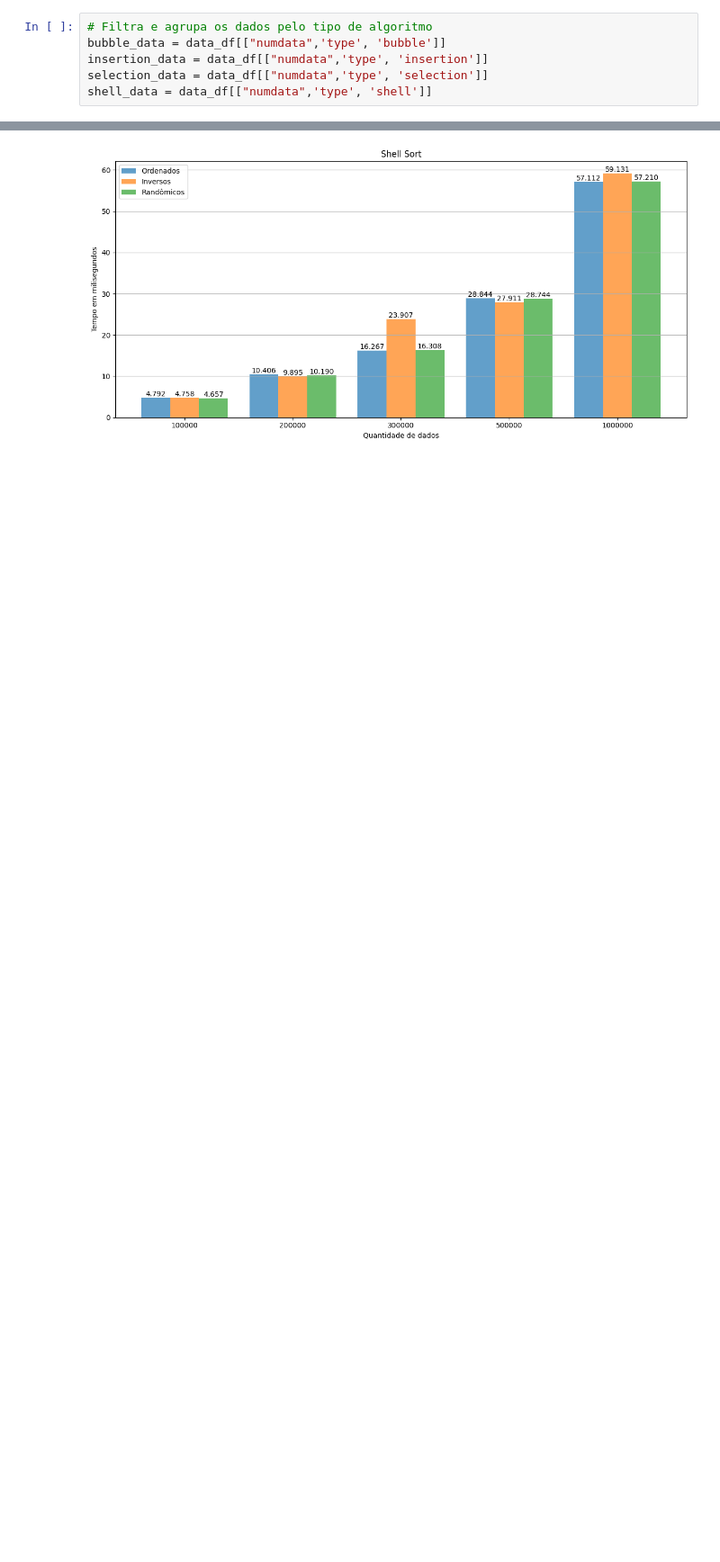
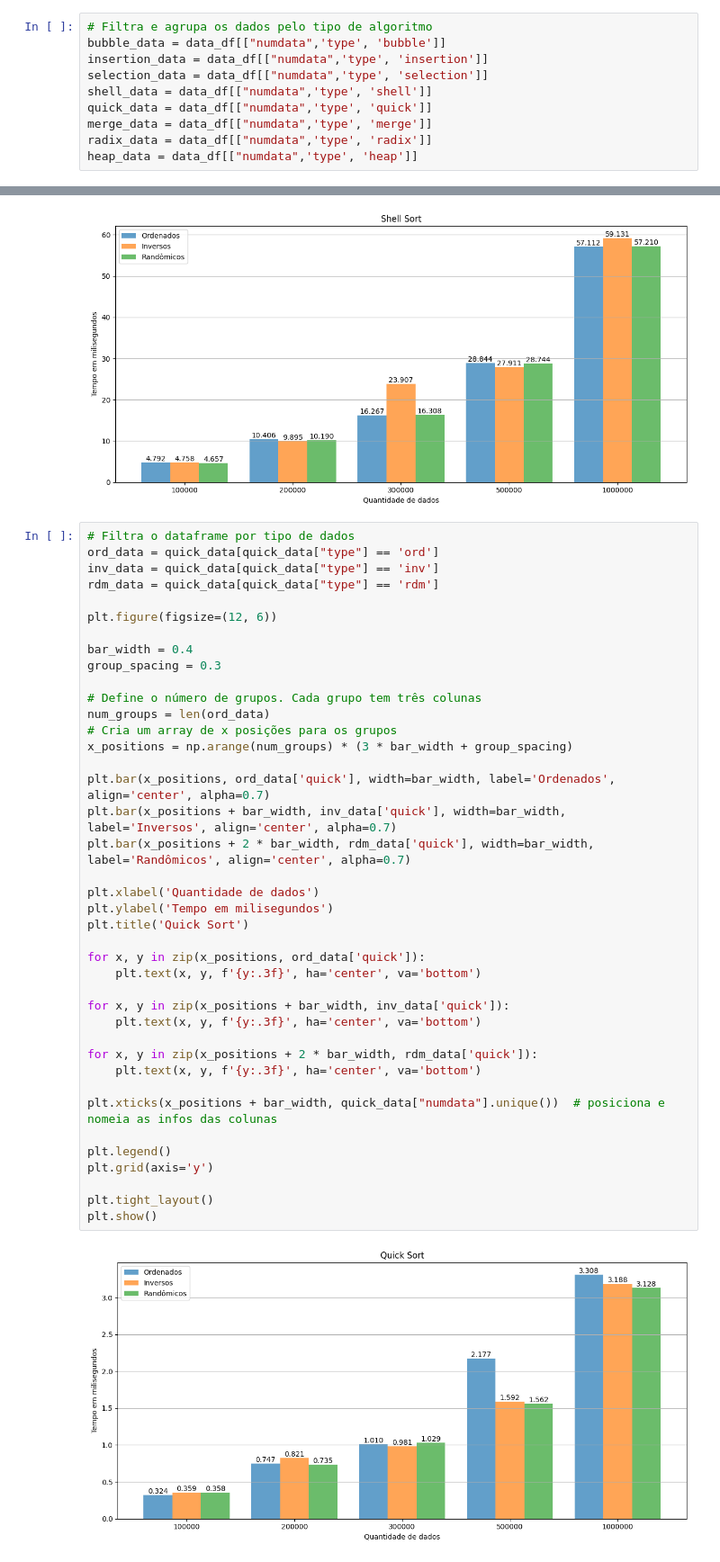
Before and after one commit to Buligon/algoritmos_de_ordenacao, a Jupyter notebook: sorting.ipynb, the cells around one changed output, grey strips where cells are left out. Shown at 90% size. Saved outputs shown, nothing was run; the diff lists cells and outputs as text; blank space fills up the shorter version.

```diff
--- a/sorting.ipynb
+++ b/sorting.ipynb
@@ -53,6 +53,10 @@ bubble_data = data_df[["numdata",'type', 'bubble']]
 insertion_data = data_df[["numdata",'type', 'insertion']]
 selection_data = data_df[["numdata",'type', 'selection']]
 shell_data = data_df[["numdata",'type', 'shell']]
+quick_data = data_df[["numdata",'type', 'quick']]
+merge_data = data_df[["numdata",'type', 'merge']]
+radix_data = data_df[["numdata",'type', 'radix']]
+heap_data = data_df[["numdata",'type', 'heap']]
 # %%
 def thousands_formatter(x, pos):
     return f'{x / 1000:.0f}'
@@ -232,3 +236,45 @@ plt.tight_layout()
 plt.show()
 # %% [output]
 [figure]
+# %%
+# Filtra o dataframe por tipo de dados
+ord_data = quick_data[quick_data["type"] == 'ord']
+inv_data = quick_data[quick_data["type"] == 'inv']
+rdm_data = quick_data[quick_data["type"] == 'rdm']
+
+plt.figure(figsize=(12, 6))
+
+bar_width = 0.4
+group_spacing = 0.3
+
+# Define o número de grupos. Cada grupo tem três colunas
+num_groups = len(ord_data)
+# Cria um array de x posições para os grupos
+x_positions = np.arange(num_groups) * (3 * bar_width + group_spacing)
+
+plt.bar(x_positions, ord_data['quick'], width=bar_width, label='Ordenados', align='center', alpha=0.7)
+plt.bar(x_positions + bar_width, inv_data['quick'], width=bar_width, label='Inversos', align='center', alpha=0.7)
+plt.bar(x_positions + 2 * bar_width, rdm_data['quick'], width=bar_width, label='Randômicos', align='center', alpha=0.7)
+
+plt.xlabel('Quantidade de dados')
+plt.ylabel('Tempo em milisegundos')
+plt.title('Quick Sort')
+
+for x, y in zip(x_positions, ord_data['quick']):
+    plt.text(x, y, f'{y:.3f}', ha='center', va='bottom')
+
+for x, y in zip(x_positions + bar_width, inv_data['quick']):
+    plt.text(x, y, f'{y:.3f}', ha='center', va='bottom')
+
+for x, y in zip(x_positions + 2 * bar_width, rdm_data['quick']):
+    plt.text(x, y, f'{y:.3f}', ha='center', va='bottom')
+
+plt.xticks(x_positions + bar_width, quick_data["numdata"].unique())  # posiciona e nomeia as infos das colunas
+
+plt.legend()
+plt.grid(axis='y')
+
+plt.tight_layout()
+plt.show()
+# %% [output]
+[figure, added]
```
Also changed, not shown: parts of 6 cells of this notebook, 14 other files.
